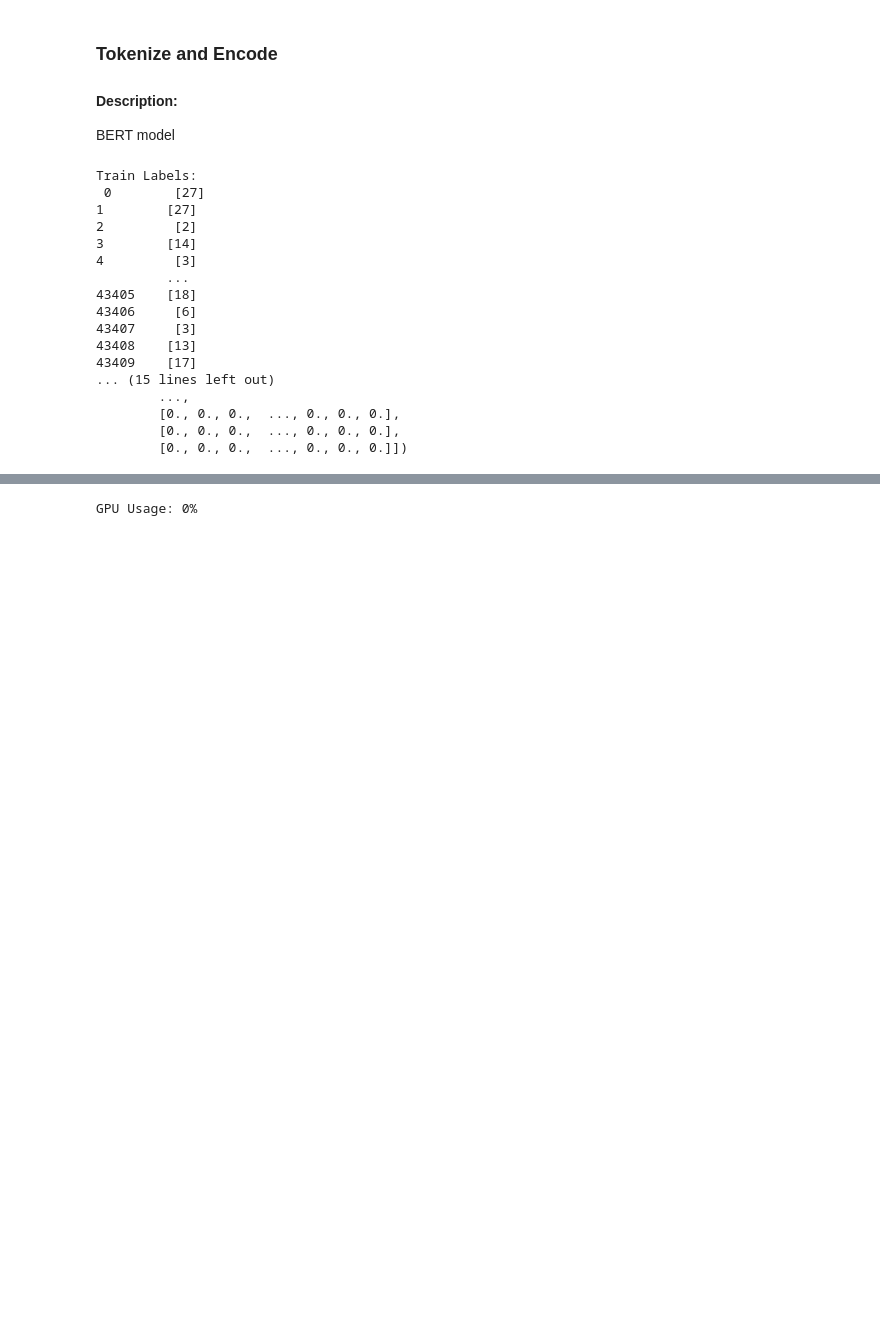
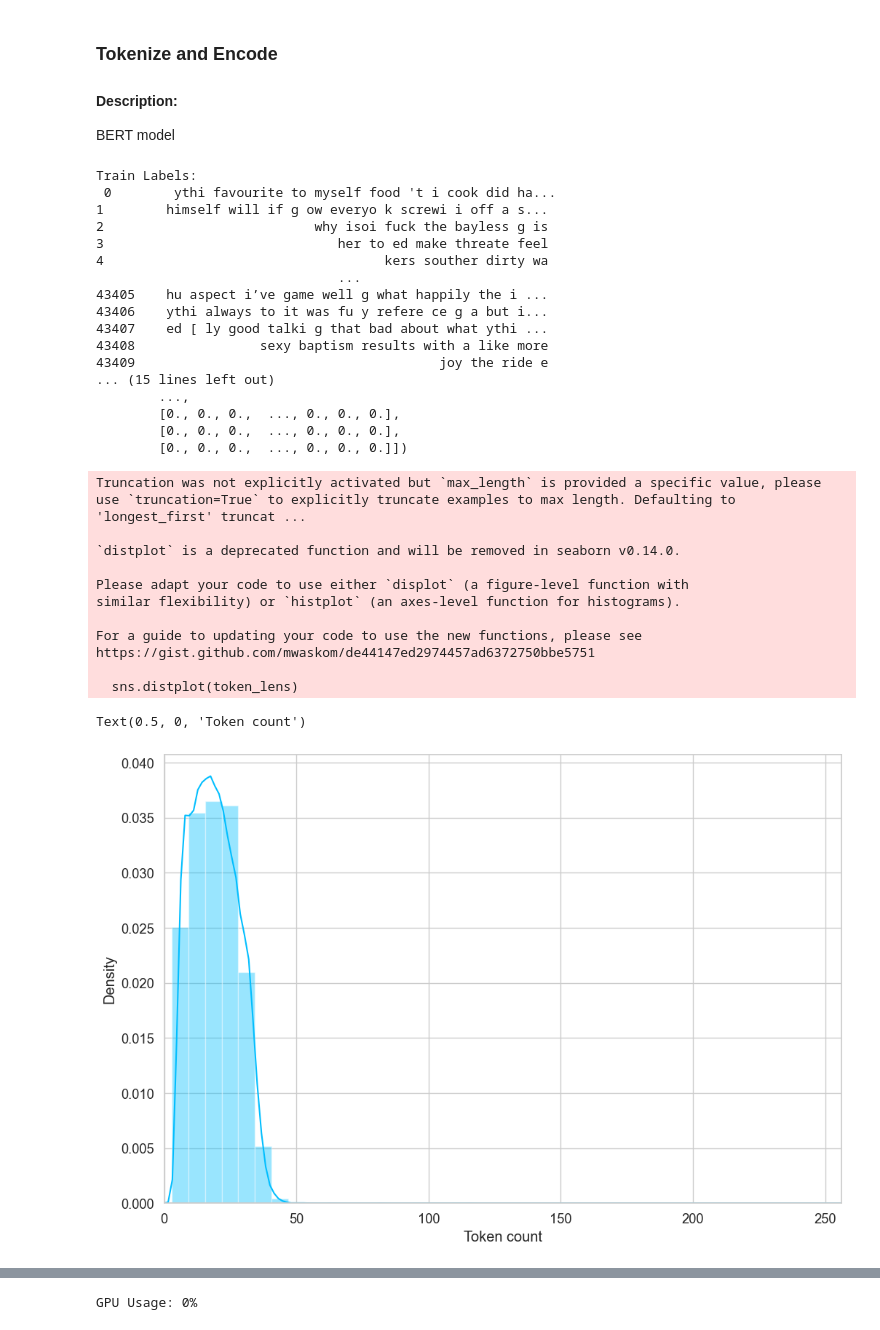
Before and after one commit to Jesslyn26/ML, a Jupyter notebook: Therapy_chatbot/BERT_Preprocessing_Modelling.ipynb, the cells around one changed output, grey strips where cells are left out. Drawn from its saved outputs; the diff is of its cells as text; code cells hidden in the pictures; blank space fills up the shorter version.

```diff
--- a/Therapy_chatbot/BERT_Preprocessing_Modelling.ipynb
+++ b/Therapy_chatbot/BERT_Preprocessing_Modelling.ipynb
@@ -24,0 +70,9 @@ import numpy as np
+# %%
+RANDOM_SEED = 42
+
+sns.set(style='whitegrid', palette='muted', font_scale=1.2)
+HAPPY_COLORS_PALETTE = ["#01BEFE", "#FFDD00", "#FF7D00", "#FF006D", "#ADFF02", "#8F00FF"]
+sns.set_palette(sns.color_palette(HAPPY_COLORS_PALETTE))
+rcParams['figure.figsize'] = 12, 8
+
+pl.seed_everything(RANDOM_SEED)
@@ -202,6 +178,9 @@ df_test = pd.DataFrame(datasets['test'])
 
 # print(df_train['labels'])
 # %%
+import re
+
+
 type_of_emotion = datasets['train'].features['labels'].feature.names
 
 # Function to encode numeric labels to multi-hot vectors
@@ -210,6 +189,13 @@ def encode_labels(labels):
     for label in labels:
         encoding[label] = 1
     return encoding
+
+def clean_text(text):
+    # Convert text to lowercase
+    sentences = re.sub("[.,!?-]", '', text.lower()).split('n')  # filter '.', ',', '?', '!'
+    word_list = list(set(" ".join(sentences).split()))
+
+    return " ".join(word_list)
 
 # Apply the encoding labels to the DataFrame
 df_train['encoded_labels'] = df_train['labels'].apply(encode_labels)
@@ -226,26 +212,54 @@ labels_train_tensor = torch.tensor(labels_train_list, dtype=torch.float32)
 labels_validation_tensor = torch.tensor(labels_validation_list, dtype=torch.float32)
 #labels_test_tensor = torch.tensor(labels_test_list, dtype=torch.float32)
 
+df_train['clean_text'] = df_train['text'].apply(clean_text)
+df_validation['clean_text'] = df_validation['text'].apply(clean_text)
+
 # Print the resulting tensor to ensure correctness
-print("\nTrain Labels:\n", df_train['labels'])
+print("\nTrain Labels:\n", df_train['clean_text'])
 print("\nTrain Labels Tensor:\n", labels_train_tensor)
 print("\nValidation Labels Tensor:\n", labels_validation_tensor)
 #print("\nTest Labels Tensor:\n", labels_test_tensor)
 # %% [output]
 Train Labels:
- 0        [27]
-1        [27]
-2         [2]
-3        [14]
-4         [3]
-         ...
-43405    [18]
-43406     [6]
-43407     [3]
-43408    [13]
-43409    [17]
+ 0        ythi favourite to myself food 't i cook did ha...
+1        himself will if g ow everyo k screwi i off a s...
+2                           why isoi fuck the bayless g is
+3                              her to ed make threate feel
+4                                    kers souther dirty wa
+                               ...
+43405    hu aspect i’ve game well g what happily the i ...
+43406    ythi always to it was fu y refere ce g a but i...
+43407    ed [ ly good talki g that bad about what ythi ...
+43408                sexy baptism results with a like more
+43409                                       joy the ride e
 ... (15 lines left out)
         ...,
         [0., 0., 0.,  ..., 0., 0., 0.],
         [0., 0., 0.,  ..., 0., 0., 0.],
         [0., 0., 0.,  ..., 0., 0., 0.]])
+# %%
+token_lens = []
+
+for txt in df_train.text:
+  tokens = tokenizer.encode(txt, max_length=512)
+  token_lens.append(len(tokens))
+
+
+sns.distplot(token_lens)
+plt.xlim([0, 256])
+plt.xlabel('Token count')
+# %% [output]
+Truncation was not explicitly activated but `max_length` is provided a specific value, please use `truncation=True` to explicitly truncate examples to max length. Defaulting to 'longest_first' truncat ...
+
+`distplot` is a deprecated function and will be removed in seaborn v0.14.0.
+
+Please adapt your code to use either `displot` (a figure-level function with
+similar flexibility) or `histplot` (an axes-level function for histograms).
+
+For a guide to updating your code to use the new functions, please see
+https://gist.github.com/mwaskom/de44147ed2974457ad6372750bbe5751
+
+  sns.distplot(token_lens)
+Text(0.5, 0, 'Token count')
+[figure, added]
```
Also changed, not shown: parts of 24 cells of this notebook, 4 other files.
